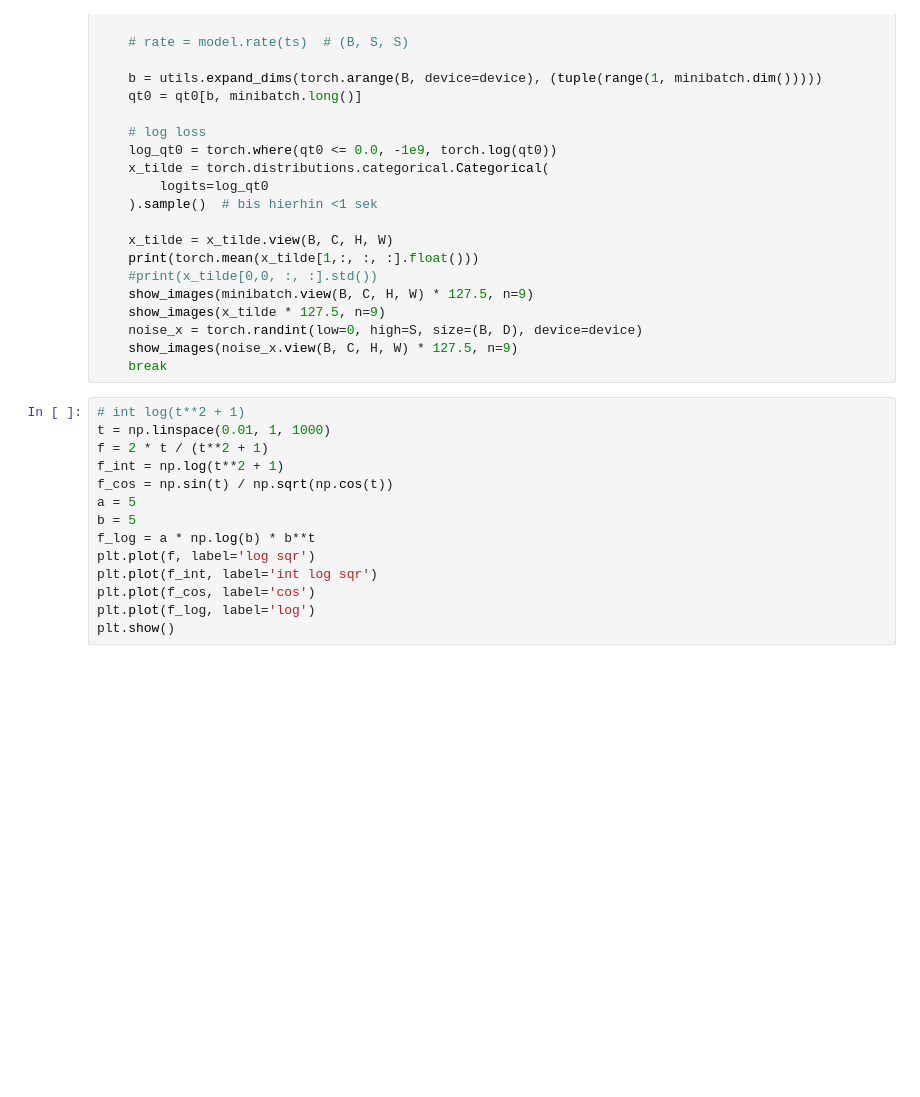
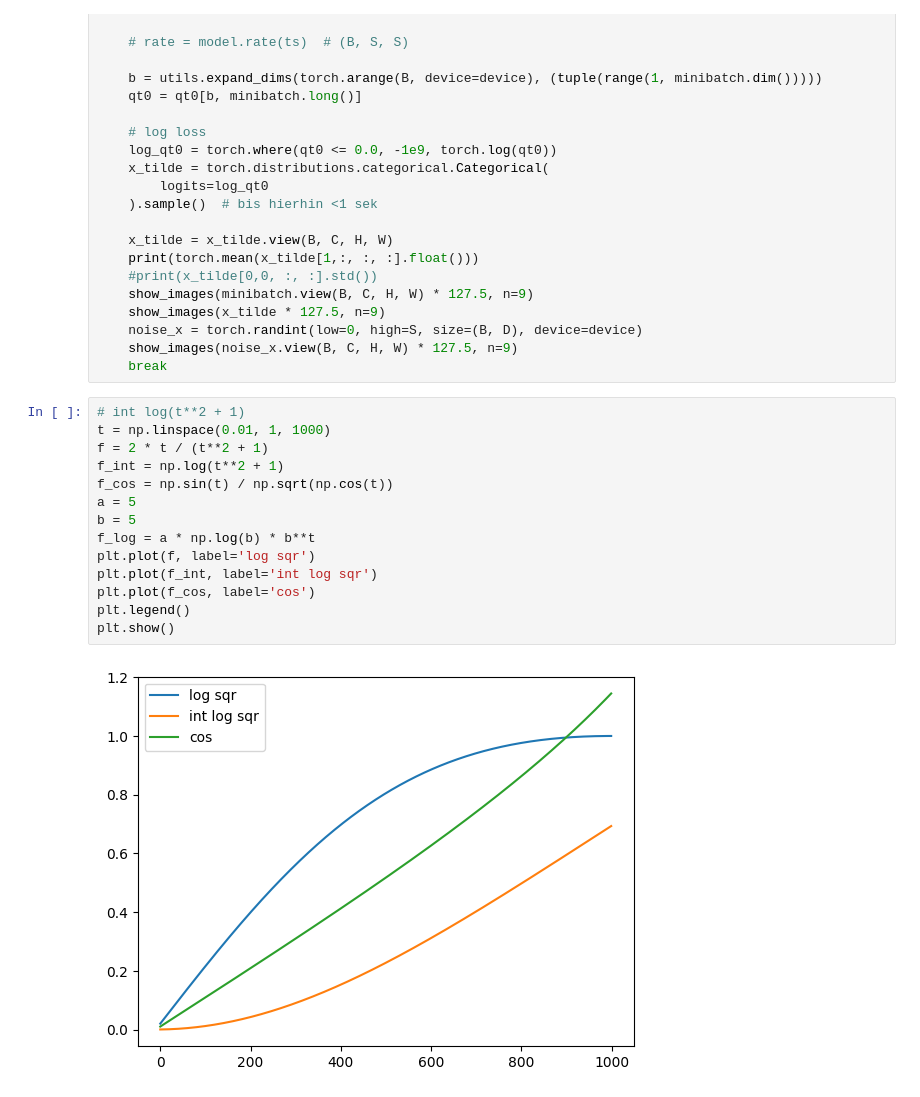
Before and after one commit to paulffm/Continuous-Time-Diffusion-Models-for-Discrete-Data, a Jupyter notebook: ContTimeDiscreteSpace/TAUnSDDM/maze_workaround.ipynb, the cells around one changed output. Cells and saved outputs as stored; diff of their text form; blank space fills up the shorter version.

```diff
--- a/ContTimeDiscreteSpace/TAUnSDDM/maze_workaround.ipynb
+++ b/ContTimeDiscreteSpace/TAUnSDDM/maze_workaround.ipynb
@@ -582,14 +626,16 @@ for minibatch in mnist_dataset:
 # %%
 # int log(t**2 + 1)
 t = np.linspace(0.01, 1, 1000)
 f = 2 * t / (t**2 + 1)
 f_int = np.log(t**2 + 1)
 f_cos = np.sin(t) / np.sqrt(np.cos(t))
 a = 5
 b = 5
 f_log = a * np.log(b) * b**t
 plt.plot(f, label='log sqr')
 plt.plot(f_int, label='int log sqr')
 plt.plot(f_cos, label='cos')
-plt.plot(f_log, label='log')
+plt.legend()
 plt.show()
+# %% [output]
+[figure, added]
```
Also changed, not shown: parts of 4 cells of this notebook, 7 other files.
